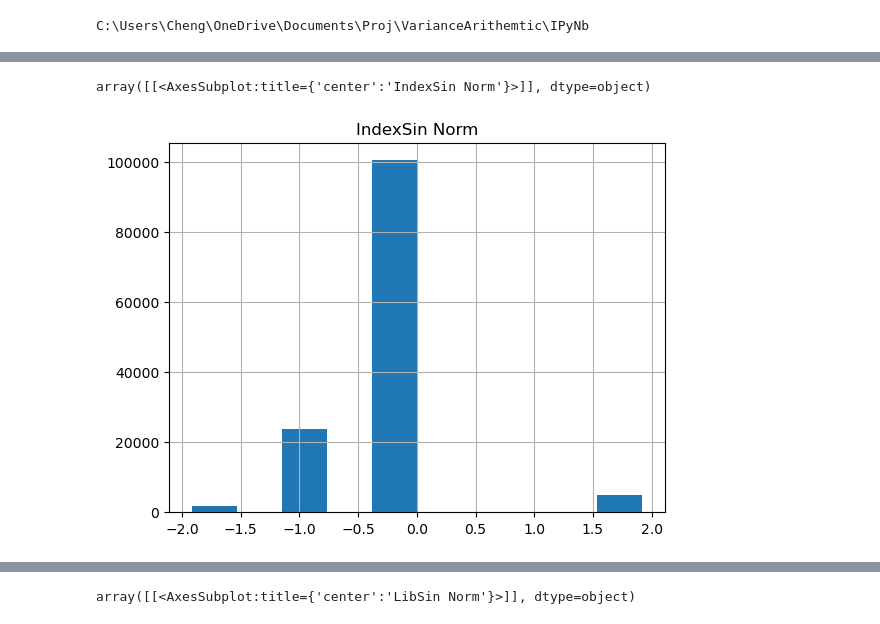
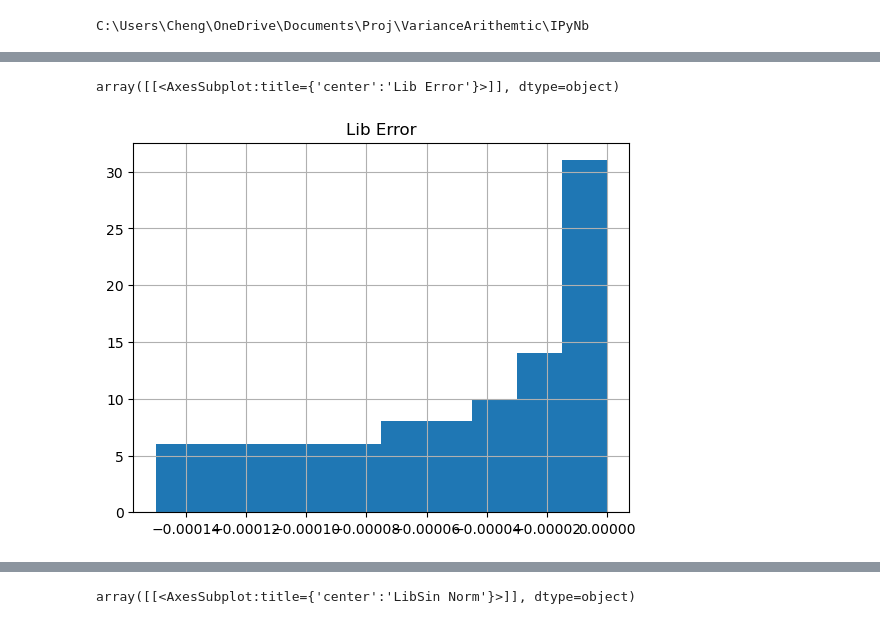
Before and after one commit to Chengpu0707/VarianceArithmetic, a Jupyter notebook: IPyNb/SinError.ipynb, the cells around one changed output, grey strips where cells are left out. Drawn from its saved outputs; the diff is of its cells as text; code cells hidden in the pictures.

```diff
--- a/IPyNb/SinError.ipynb
+++ b/IPyNb/SinError.ipynb
@@ -9,6 +9,6 @@ print(os.getcwd())
 # %% [output]
 C:\Users\Cheng\OneDrive\Documents\Proj\VarianceArithemtic\IPyNb
 # %%
-df = pd.read_csv("../Python/Output/SinError_17.txt", sep='\t')
+df = pd.read_csv("../Python/Output/SinError_0.01.txt", sep='\t')
 df.head()
 # %% [output]
@@ -21,3 +21,3 @@ df.head()
 # %%
-df.set_index('Freq')
+df.set_index('Noise').plot()
 # %% [output]
@@ -38,4 +25,0 @@ df.set_index('Freq')
-# %%
-df['IndexSin Norm'] = df['IndexSin Error'] / df['IndexSin Uncertainty']
-df['LibSin Norm'] = df['LibSin Error'] / df['LibSin Uncertainty']
-df.head()
@@ -65,5 +26,5 @@ dtype: int64
 # %%
-df.hist(column='IndexSin Norm')
+df.hist(column='Lib Error')
 # %% [output]
-array([[<AxesSubplot:title={'center':'IndexSin Norm'}>]], dtype=object)
+array([[<AxesSubplot:title={'center':'Lib Error'}>]], dtype=object)
-[figure, old version]
+[figure, new version]
```
Also changed, not shown: parts of 13 cells of this notebook, 13 other files.
